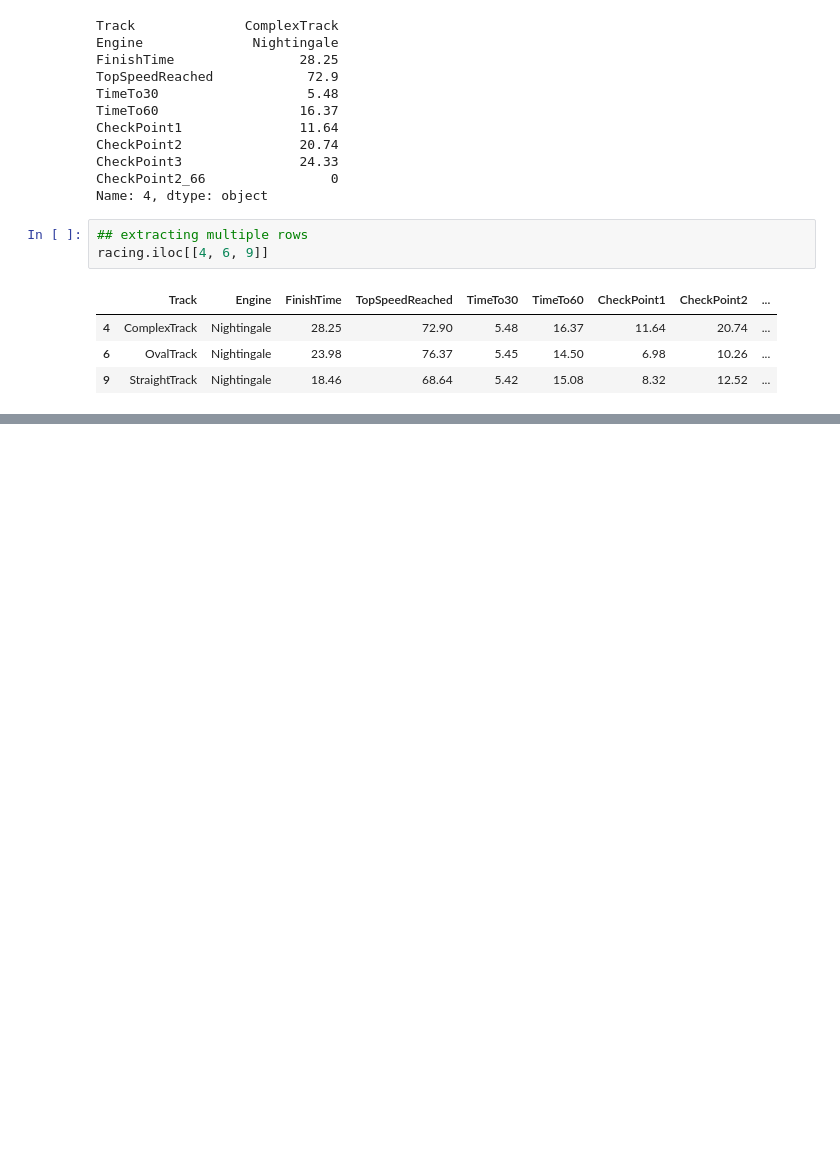
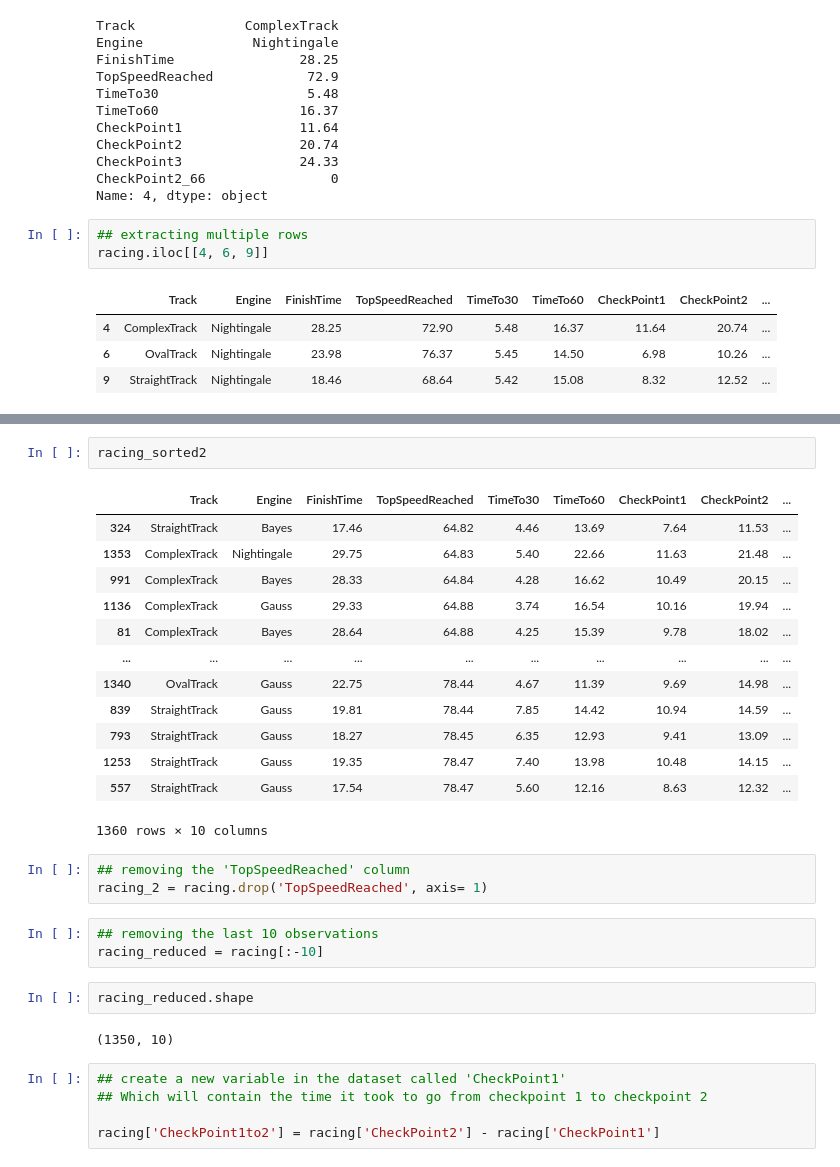
Before and after one commit to topollonaketsana/Coding-Summer-School-CSS, a Jupyter notebook: week 2/probability and statistics/Data-Handling.ipynb, the cells around one changed output, grey strips where cells are left out. Cells and saved outputs as stored; diff of their text form; blank space fills up the shorter version.

```diff
--- a/week 2/probability and statistics/Data-Handling.ipynb
+++ b/week 2/probability and statistics/Data-Handling.ipynb
@@ -149,0 +193,31 @@ racing_oval_staight = racing.loc[racing['Track'].isin(tr), :]
+# %%
+racing_sorted2
+# %% [output]
+|  | Track | Engine | FinishTime | TopSpeedReached | TimeTo30 | TimeTo60 | CheckPoint1 | CheckPoint2 | ... |
+| 324 | StraightTrack | Bayes | 17.46 | 64.82 | 4.46 | 13.69 | 7.64 | 11.53 | ... |
+| 1353 | ComplexTrack | Nightingale | 29.75 | 64.83 | 5.40 | 22.66 | 11.63 | 21.48 | ... |
+| 991 | ComplexTrack | Bayes | 28.33 | 64.84 | 4.28 | 16.62 | 10.49 | 20.15 | ... |
+| 1136 | ComplexTrack | Gauss | 29.33 | 64.88 | 3.74 | 16.54 | 10.16 | 19.94 | ... |
+| 81 | ComplexTrack | Bayes | 28.64 | 64.88 | 4.25 | 15.39 | 9.78 | 18.02 | ... |
+| ... | ... | ... | ... | ... | ... | ... | ... | ... | ... |
+| 1340 | OvalTrack | Gauss | 22.75 | 78.44 | 4.67 | 11.39 | 9.69 | 14.98 | ... |
+| 839 | StraightTrack | Gauss | 19.81 | 78.44 | 7.85 | 14.42 | 10.94 | 14.59 | ... |
+| 793 | StraightTrack | Gauss | 18.27 | 78.45 | 6.35 | 12.93 | 9.41 | 13.09 | ... |
+| 1253 | StraightTrack | Gauss | 19.35 | 78.47 | 7.40 | 13.98 | 10.48 | 14.15 | ... |
+| 557 | StraightTrack | Gauss | 17.54 | 78.47 | 5.60 | 12.16 | 8.63 | 12.32 | ... |
+1360 rows × 10 columns
+# %%
+## removing the 'TopSpeedReached' column
+racing_2 = racing.drop('TopSpeedReached', axis= 1)
+# %%
+## removing the last 10 observations
+racing_reduced = racing[:-10]
+# %%
+racing_reduced.shape
+# %% [output]
+(1350, 10)
+# %%
+## create a new variable in the dataset called 'CheckPoint1'
+## Which will contain the time it took to go from checkpoint 1 to checkpoint 2
+
+racing['CheckPoint1to2'] = racing['CheckPoint2'] - racing['CheckPoint1']
```
Also changed, not shown: parts of 18 cells of this notebook, 2 other files.
